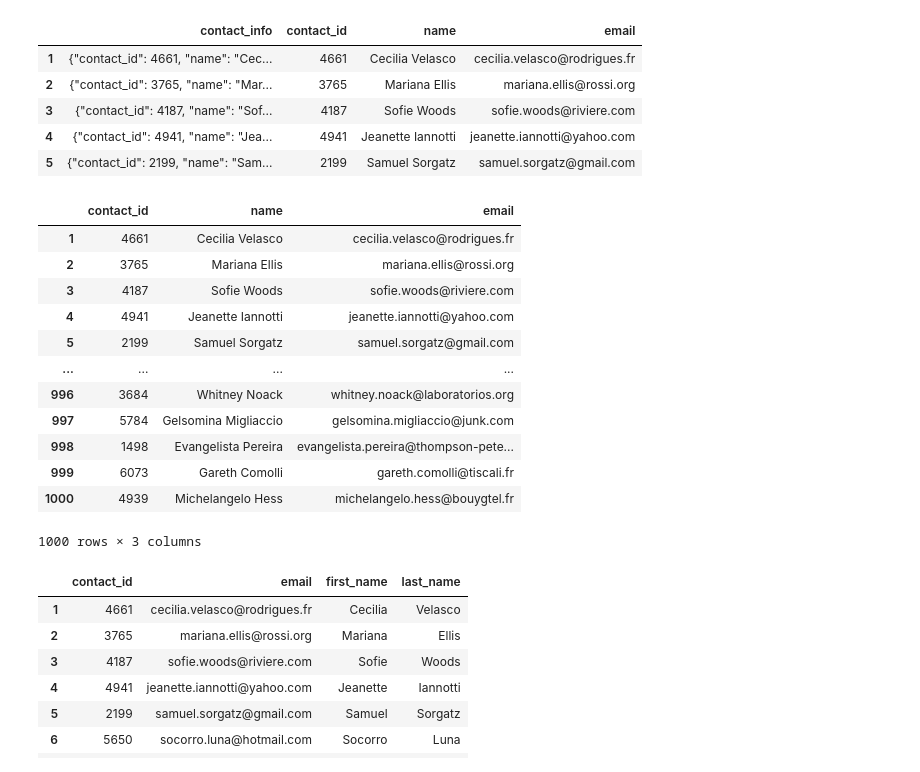
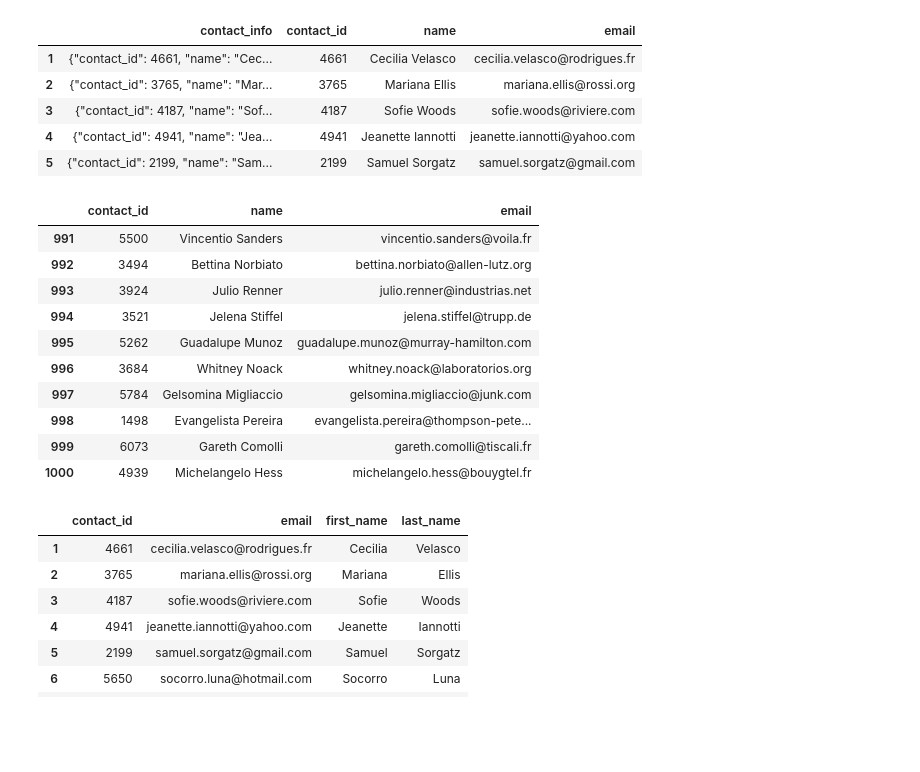
Before and after one commit to lilphonsdale/Crowdfunding_ETL, a Jupyter notebook: ETL_Mini_Project_PLonsdale.ipynb, the cells around one changed output. Saved outputs shown, nothing was run; the diff lists cells and outputs as text; code cells hidden in the pictures; blank space fills up the shorter version.

```diff
--- a/ETL_Mini_Project_PLonsdale.ipynb
+++ b/ETL_Mini_Project_PLonsdale.ipynb
@@ -470,7 +387,7 @@ contact_info_df_copy.head()
 # %%
 # Extract the email from the contacts and add the values to a new column.
 # p = '[0-9a-z-]+@[a-z]+]\.(com|net|org).*[\.\?]
-contact_info_df_copy["email"] = contact_info_df_copy["contact_info"].str.extract("([a-z-\.]+@[a-z-]+\.[a-z]+)")
+contact_info_df_copy["email"] = contact_info_df_copy["contact_info"].str.extract("([0-9a-z-\.]+@[0-9a-z-]+\.[a-z]+)")
 contact_info_df_copy.head()
 # %% [output]
 |  | contact_info | contact_id | name | email |
@@ -482,21 +399,19 @@ contact_info_df_copy.head()
 # %%
 # Create a copy of the contact_info_df with the 'contact_id', 'name', 'email' columns.
 contacts_df_clean = contact_info_df_copy[['contact_id', 'name', 'email']]
-contacts_df_clean
+contacts_df_clean.tail(10)
 # %% [output]
 |  | contact_id | name | email |
-| 1 | 4661 | Cecilia Velasco | cecilia.velasco@rodrigues.fr |
-| 2 | 3765 | Mariana Ellis | mariana.ellis@rossi.org |
-| 3 | 4187 | Sofie Woods | sofie.woods@riviere.com |
-| 4 | 4941 | Jeanette Iannotti | jeanette.iannotti@yahoo.com |
-| 5 | 2199 | Samuel Sorgatz | samuel.sorgatz@gmail.com |
-| ... | ... | ... | ... |
+| 991 | 5500 | Vincentio Sanders | vincentio.sanders@voila.fr |
+| 992 | 3494 | Bettina Norbiato | bettina.norbiato@allen-lutz.org |
+| 993 | 3924 | Julio Renner | julio.renner@industrias.net |
+| 994 | 3521 | Jelena Stiffel | jelena.stiffel@trupp.de |
+| 995 | 5262 | Guadalupe Munoz | guadalupe.munoz@murray-hamilton.com |
 | 996 | 3684 | Whitney Noack | whitney.noack@laboratorios.org |
 | 997 | 5784 | Gelsomina Migliaccio | gelsomina.migliaccio@junk.com |
 | 998 | 1498 | Evangelista Pereira | evangelista.pereira@thompson-pete... |
 | 999 | 6073 | Gareth Comolli | gareth.comolli@tiscali.fr |
 | 1000 | 4939 | Michelangelo Hess | michelangelo.hess@bouygtel.fr |
-1000 rows × 3 columns
 # %%
 # Create a "first"name" and "last_name" column with the first and last names from the "name" column.
 contacts_df_clean[["first_name","last_name"]] = contacts_df_clean["name"].str.split(" ",n=2,expand=True)
```
Also changed, not shown: parts of 11 cells of this notebook, 1 other file.
